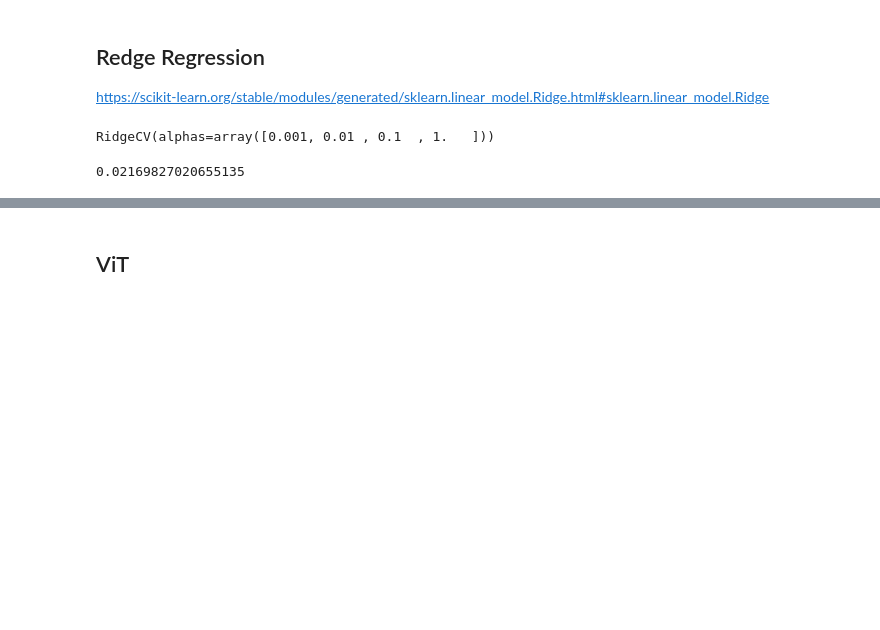
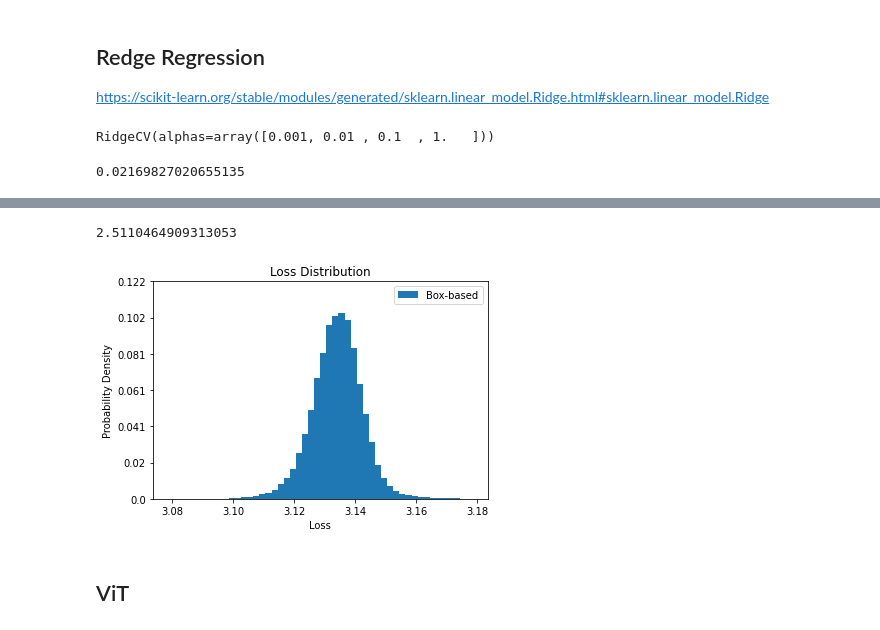
Before and after one commit to susanbao/orkspace, a Jupyter notebook: DINO/active_test_box_level.ipynb, the cells around one changed output, grey strips where cells are left out. Saved outputs shown, nothing was run; the diff lists cells and outputs as text; code cells hidden in the pictures; blank space fills up the shorter version.

Commit message:
test feature ViT

```diff
--- a/DINO/active_test_box_level.ipynb
+++ b/DINO/active_test_box_level.ipynb
@@ -585,0 +618,4 @@ active_testing_without_repeated(file_path, true_losses, expected_losses, "RR", i
+# %%
+from sklearn.linear_model import RidgeCV
+redge_reg = RidgeCV(alphas=[1e-3, 1e-2, 1e-1, 1])
+redge_reg.fit(train_X, train_Y)
@@ -585,0 +691,15 @@ active_testing_without_repeated(file_path, true_losses, expected_losses, "RR", i
+# %%
+# load data
+batch_size = 100
+inputs = torch.from_numpy(train_X)
+annotations = torch.from_numpy(train_Y)
+datasets = TensorDataset(inputs, annotations)
+datasets_nums = inputs.shape[0]
+train_nums = int(datasets_nums * 0.7)
+train_datasets, val_datasets = torch.utils.data.random_split(datasets, [train_nums, datasets_nums-train_nums])
+train_sampler = torch.utils.data.RandomSampler(train_datasets)
+batch_sampler_train = torch.utils.data.BatchSampler(train_sampler, batch_size, drop_last=True)
+train_dataloader = DataLoader(train_datasets, batch_sampler=batch_sampler_train)
+
+val_sampler = torch.utils.data.SequentialSampler(val_datasets)
+valid_dataloader = DataLoader(val_datasets, 1, sampler=val_sampler, drop_last=False)
@@ -586,3 +767,35 @@ active_testing_without_repeated(file_path, true_losses, expected_losses, "RR", i
+# %%
+def get_expected_loss_MLP(inputs):
+    model.eval()
+    datasets_nums = inputs.shape[0]
+    expected_loss = np.zeros(datasets_nums)
+    for i in range(datasets_nums):
+        input = torch.from_numpy(inputs[i]).to(device=device_name).type(torch.float)
+        output = model(input)
+        expected_loss[i] = output.detach().cpu().numpy()
+    return expected_loss
+
+expected_losses = get_expected_loss_MLP(test_X)
+file_path = result_json_path + "MLP_feature_R50_31_10_runs.json"
+active_testing_without_repeated(file_path, true_losses, expected_losses, "MLP", img_idxes, label_idxes)
+# %%
+np.power((expected_losses - true_losses), 2).mean()
+# %% [output]
+2.5110464909313053
+# %%
+import matplotlib.pyplot as plt
+def display_data_hist(loss):
+    plt.hist(loss, bins=50, label='Box-based')
+    plt.title('Loss Distribution')
+    plt.xlabel('Loss')
+    plt.ylabel('Probability Density')
+    locs, _ = plt.yticks()
+    plt.yticks(locs,np.round(locs/loss.shape[0],3))
+    plt.legend()
+    plt.show()
+display_data_hist(expected_losses)
+# %% [output]
+[figure, added]
 # %% [markdown]
 ## ViT
 # %%
```
Also changed, not shown: parts of 11 cells of this notebook, 1 other file.
